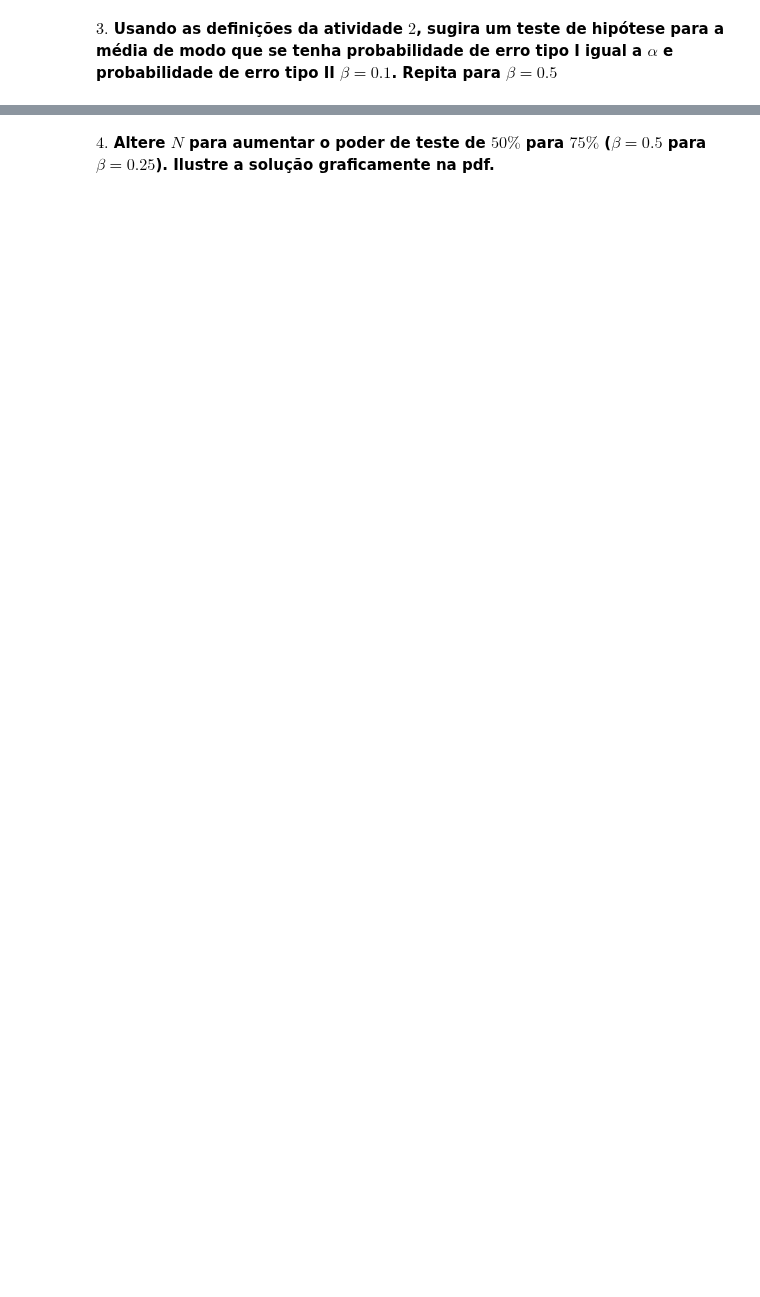
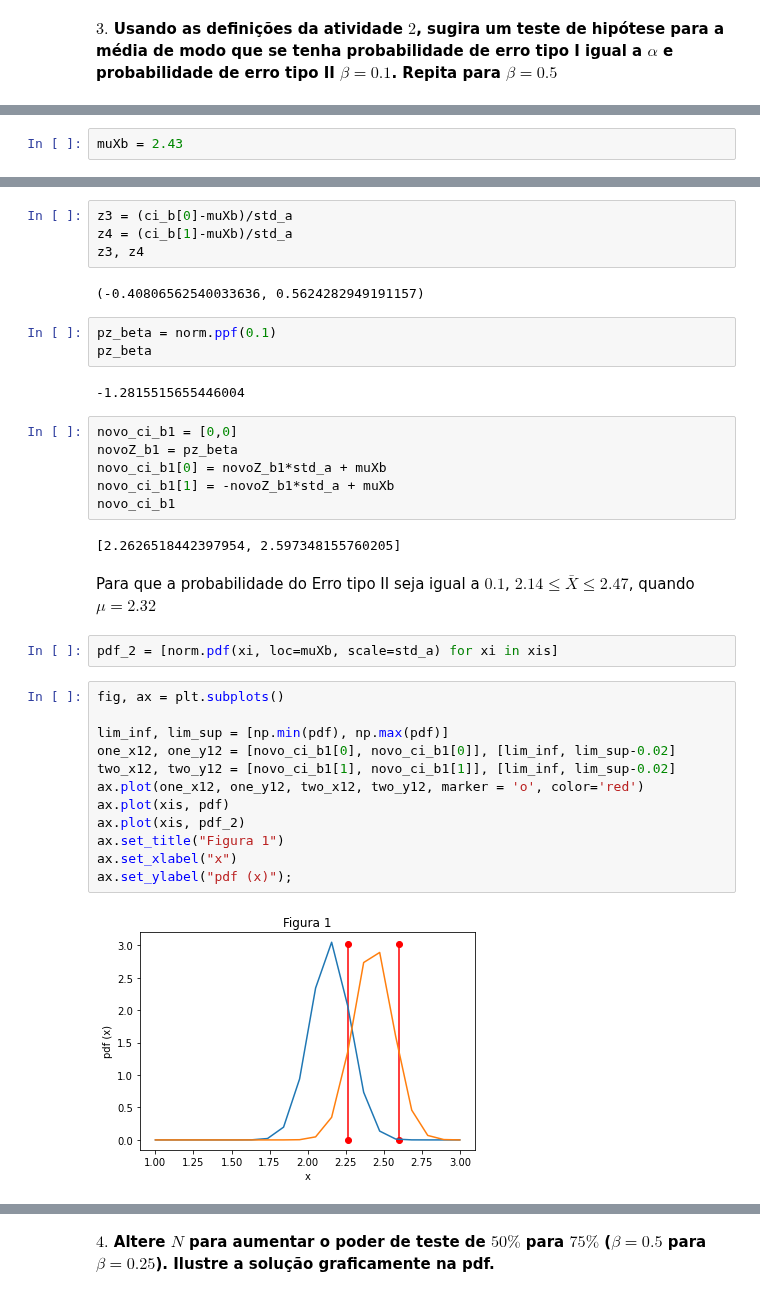
Before and after one commit to ifribeiro/TEI-EstApl, a Jupyter notebook: EPC7.ipynb, the cells around one changed output, grey strips where cells are left out. Cells and saved outputs as stored; diff of their text form; blank space fills up the shorter version.

```diff
--- a/EPC7.ipynb
+++ b/EPC7.ipynb
@@ -71,0 +109,2 @@ ax.set_ylabel("pdf (x)");
+# %%
+muXb = 2.43
@@ -71,0 +119,37 @@ ax.set_ylabel("pdf (x)");
+# %%
+z3 = (ci_b[0]-muXb)/std_a
+z4 = (ci_b[1]-muXb)/std_a
+z3, z4
+# %% [output]
+(-0.40806562540033636, 0.5624282949191157)
+# %%
+pz_beta = norm.ppf(0.1)
+pz_beta
+# %% [output]
+-1.2815515655446004
+# %%
+novo_ci_b1 = [0,0]
+novoZ_b1 = pz_beta
+novo_ci_b1[0] = novoZ_b1*std_a + muXb
+novo_ci_b1[1] = -novoZ_b1*std_a + muXb
+novo_ci_b1
+# %% [output]
+[2.2626518442397954, 2.597348155760205]
+# %% [markdown]
+Para que a probabilidade do Erro tipo II seja igual a $0.1$, $2.14 \leq \bar{X} \leq 2.47$, quando $\mu=2.32$
+# %%
+pdf_2 = [norm.pdf(xi, loc=muXb, scale=std_a) for xi in xis]
+# %%
+fig, ax = plt.subplots()
+
+lim_inf, lim_sup = [np.min(pdf), np.max(pdf)]
+one_x12, one_y12 = [novo_ci_b1[0], novo_ci_b1[0]], [lim_inf, lim_sup-0.02]
+two_x12, two_y12 = [novo_ci_b1[1], novo_ci_b1[1]], [lim_inf, lim_sup-0.02]
+ax.plot(one_x12, one_y12, two_x12, two_y12, marker = 'o', color='red')
+ax.plot(xis, pdf)
+ax.plot(xis, pdf_2)
+ax.set_title("Figura 1")
+ax.set_xlabel("x")
+ax.set_ylabel("pdf (x)");
+# %% [output]
+[figure, added]
```
Also changed, not shown: parts of 32 cells of this notebook.
